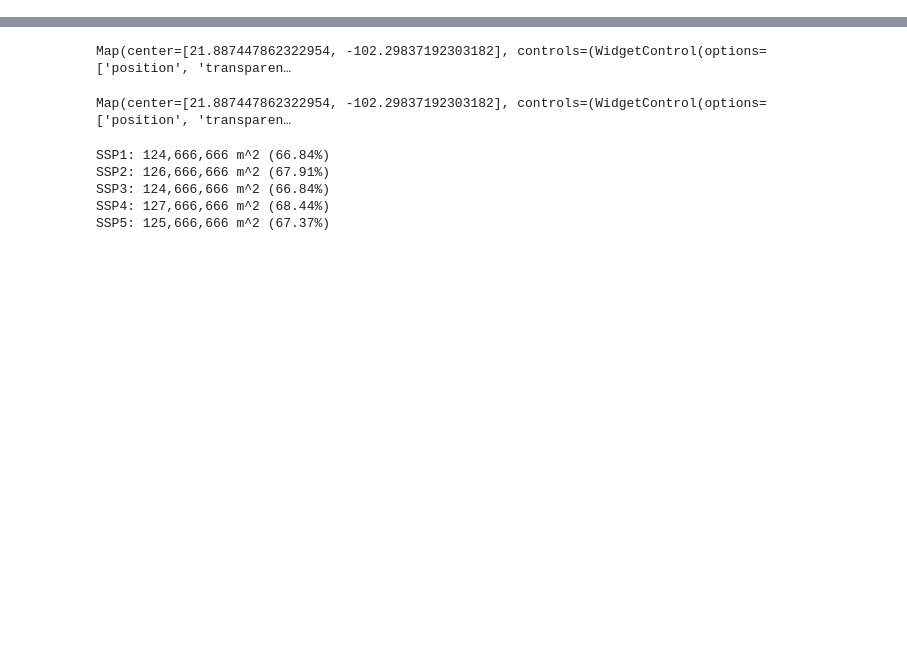
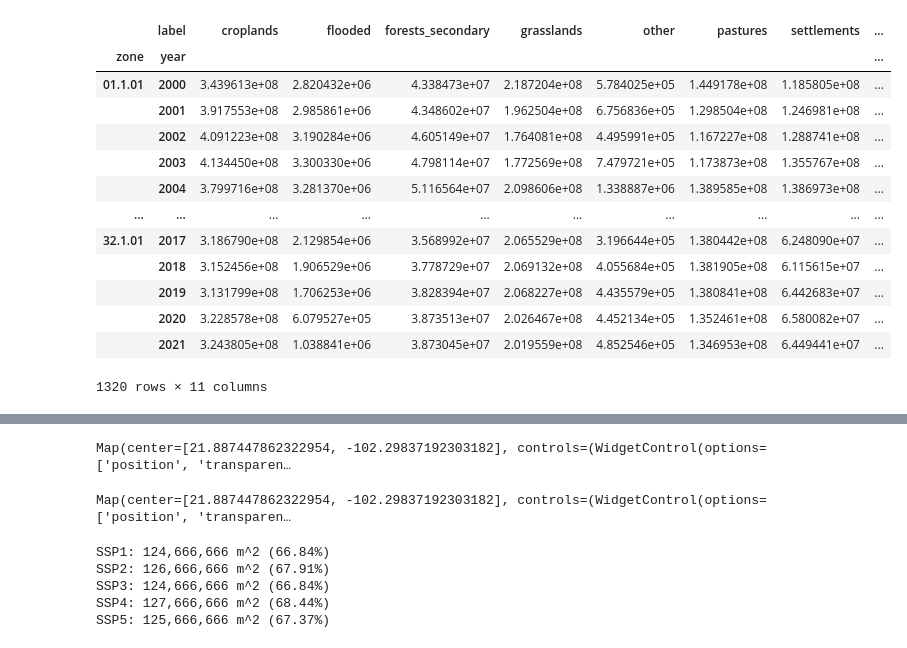
Before and after one commit to RodolfoFigueroa/nu-afolu, a Jupyter notebook: test.ipynb, the cells around one changed output, grey strips where cells are left out. Drawn from its saved outputs; the diff is of its cells as text; code cells hidden in the pictures; blank space fills up the shorter version.

```diff
--- a/test.ipynb
+++ b/test.ipynb
@@ -20,15 +204,30 @@ out_path = Path(os.environ["OUT_PATH"])
 # %%
-with (out_path / "bbox" / "ee" / f"{ZONE}.json").open() as f:
-    bbox: ee.Geometry = ee.deserializer.decode(json.load(f))
+manager = GeoManager()
 
-with (out_path / "area_raster" / f"{ZONE}.json").open() as f:
-    area_raster: ee.Image = ee.deserializer.decode(json.load(f)).clip(bbox)
-    area_raster = area_raster.updateMask(area_raster.neq(ee.Number(0)))
+for zone in zone_partitions.get_partition_keys():
+    try:
+        with (out_path / "bbox" / "ee" / f"{zone}.json").open() as f:
+            bbox: ee.Geometry = ee.deserializer.decode(json.load(f))
 
-with (out_path / "transition_raster" / f"{ZONE}.json").open() as f:
-    transition_raster: ee.Image = ee.deserializer.decode(json.load(f)).clip(bbox)
-    transition_raster = transition_raster.updateMask(
-        transition_raster.neq(ee.Number(0))
+        with (out_path / "area_raster" / f"{zone}.json").open() as f:
+            area_raster: ee.Image = ee.deserializer.decode(json.load(f)).clip(bbox)
+            area_raster = area_raster.updateMask(area_raster.neq(ee.Number(0)))
+
+        with (out_path / "transition_raster" / f"{zone}.json").open() as f:
+            transition_raster: ee.Image = ee.deserializer.decode(json.load(f)).clip(
+                bbox
+            )
+            transition_raster = transition_raster.updateMask(
+                transition_raster.neq(ee.Number(0))
+            )
+
+        area_df = pd.read_parquet(out_path / "area_table" / f"{zone}.parquet")
+    except FileNotFoundError:
+        continue
+
+    manager[zone] = Zone(
+        bbox=bbox,
+        area_raster=area_raster,
+        transition_raster=transition_raster,
+        area_df=area_df,
     )
-
-df_area = pd.read_parquet(out_path / "area_table" / f"{ZONE}.parquet")
@@ -60 +234,18 @@ settlement_mask_resampled = (
+# %%
+manager.area_df
+# %% [output]
+|  | label | croplands | flooded | forests_secondary | grasslands | other | pastures | settlements | ... |
+| zone | year |  |  |  |  |  |  |  | ... |
+| 01.1.01 | 2000 | 3.439613e+08 | 2.820432e+06 | 4.338473e+07 | 2.187204e+08 | 5.784025e+05 | 1.449178e+08 | 1.185805e+08 | ... |
+|  | 2001 | 3.917553e+08 | 2.985861e+06 | 4.348602e+07 | 1.962504e+08 | 6.756836e+05 | 1.298504e+08 | 1.246981e+08 | ... |
+|  | 2002 | 4.091223e+08 | 3.190284e+06 | 4.605149e+07 | 1.764081e+08 | 4.495991e+05 | 1.167227e+08 | 1.288741e+08 | ... |
+|  | 2003 | 4.134450e+08 | 3.300330e+06 | 4.798114e+07 | 1.772569e+08 | 7.479721e+05 | 1.173873e+08 | 1.355767e+08 | ... |
+|  | 2004 | 3.799716e+08 | 3.281370e+06 | 5.116564e+07 | 2.098606e+08 | 1.338887e+06 | 1.389585e+08 | 1.386973e+08 | ... |
+| ... | ... | ... | ... | ... | ... | ... | ... | ... | ... |
+| 32.1.01 | 2017 | 3.186790e+08 | 2.129854e+06 | 3.568992e+07 | 2.065529e+08 | 3.196644e+05 | 1.380442e+08 | 6.248090e+07 | ... |
+|  | 2018 | 3.152456e+08 | 1.906529e+06 | 3.778729e+07 | 2.069132e+08 | 4.055684e+05 | 1.381905e+08 | 6.115615e+07 | ... |
+|  | 2019 | 3.131799e+08 | 1.706253e+06 | 3.828394e+07 | 2.068227e+08 | 4.435579e+05 | 1.380841e+08 | 6.442683e+07 | ... |
+|  | 2020 | 3.228578e+08 | 6.079527e+05 | 3.873513e+07 | 2.026467e+08 | 4.452134e+05 | 1.352461e+08 | 6.580082e+07 | ... |
+|  | 2021 | 3.243805e+08 | 1.038841e+06 | 3.873045e+07 | 2.019559e+08 | 4.852546e+05 | 1.346953e+08 | 6.449441e+07 | ... |
+1320 rows × 11 columns
 # %%
```
Also changed, not shown: parts of 18 cells of this notebook, 2 other files.
